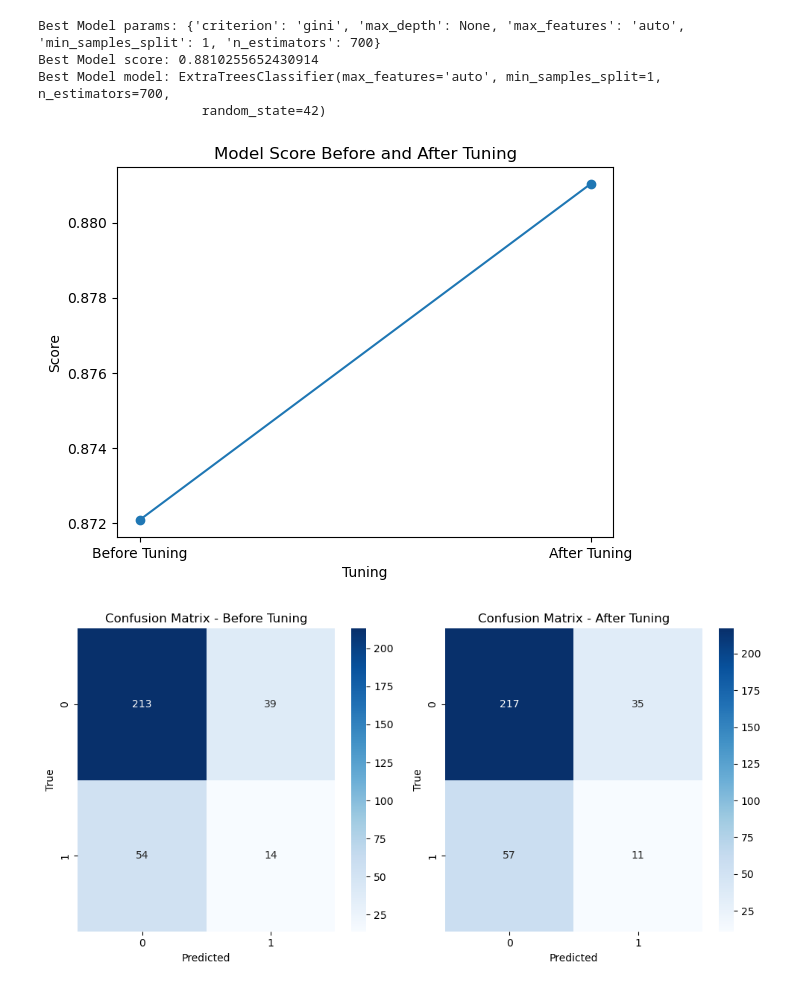
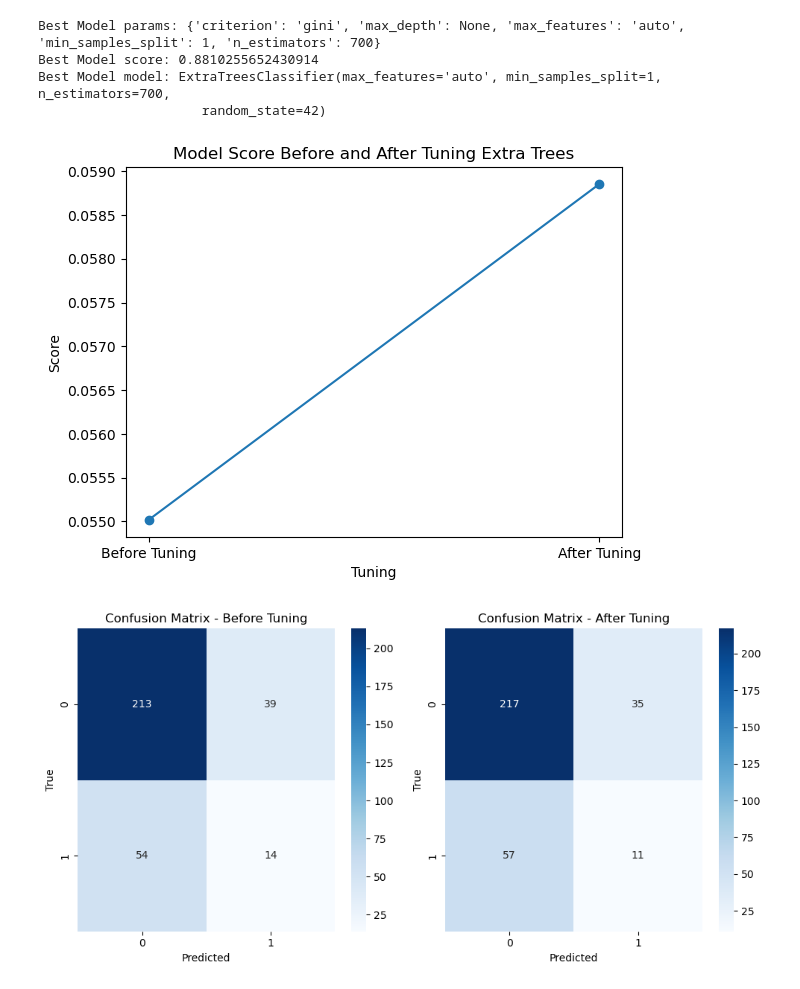
Before and after one commit to ahmakhoo/AIML-CA1, a Jupyter notebook: AIML/CA1/CA1 code - redo.ipynb, the cells around one changed output. Saved outputs shown, nothing was run; the diff lists cells and outputs as text; code cells hidden in the pictures.

```diff
--- a/AIML/CA1/CA1 code - redo.ipynb
+++ b/AIML/CA1/CA1 code - redo.ipynb
@@ -752,12 +889,12 @@ pivot_df
 # %%
 dummy = DummyClassifier(strategy="stratified")
-dummy.fit(X_resampled, y_resampled)
+dummy.fit(X_train, X_train)
 # y_pred = dummy_clf.predict(X_test)
-print(f"Accuracy Score :{dummy.score(X_resampled, y_resampled)}")
+# print(f"Accuracy Score :{dummy.score(X_train, y_train)}")
 scores = cross_validate(
     dummy,
-    X_resampled,
-    y_resampled,
+    X_train,
+    y_train,
     cv=5,
     scoring = scoring,
 )
@@ -936,7 +1072,7 @@ param_grid = {
 
 grid_search = GridSearchCV(model, param_grid, cv=5, scoring='recall')
 
-grid_search.fit(X_resampled, y_resampled)
+grid_search.fit(X_train, y_train)
 
 # Step 6: Access the best parameters and best score
 best_params = grid_search.best_params_
@@ -963,11 +1099,11 @@ Best Model model: RandomForestClassifier(min_samples_split=1, n_estimators=300)
 model1 = RandomForestClassifier(**best_params)
 model2 = RandomForestClassifier()
 
-model1.fit(X_resampled, y_resampled)
-model2.fit(X_resampled, y_resampled)
+model1.fit(X_train, y_train)
+model2.fit(X_train, y_train)
 
-scores_before_tuning = cross_val_score(model2, X_resampled, y_resampled, scoring='recall')
-scores_after_tuning = cross_val_score(model1, X_resampled, y_resampled, scoring='recall')
+scores_before_tuning = cross_val_score(model2, X_train, y_train, scoring='recall')
+scores_after_tuning = cross_val_score(model1, X_train, y_train, scoring='recall')
 
 labels = ['Before Tuning', 'After Tuning']
 scores = [scores_before_tuning.mean(), scores_after_tuning.mean()]
@@ -975,6 +1111,6 @@ scores = [scores_before_tuning.mean(), scores_after_tuning.mean()]
 plt.plot(labels, scores, marker='o')
 plt.xlabel('Tuning')
 plt.ylabel('Score')
-plt.title('Model Score Before and After Tuning')
+plt.title('Model Score Before and After Tuning random forest')
 plt.show()
 # %% [output]
@@ -1088,7 +1224,7 @@ grid_search = GridSearchCV(estimator=model, param_grid=param_grid, scoring='reca
 # grid_search = GridSearchCV(model, param_grid, cv=5)
 
 # Step 5: Fit the GridSearchCV object to your data
-grid_search.fit(X_resampled, y_resampled)
+grid_search.fit(X_train, y_train)
 
 # Step 6: Access the best parameters and best score
 best_params = grid_search.best_params_
@@ -1117,24 +1253,24 @@ Best Model model: ExtraTreesClassifier(max_features='auto', min_samples_split=1,
 # %%
 # model1 = ExtraTreesClassifier(max_features='auto', min_samples_split=2, n_estimators=500)
 model1 = ExtraTreesClassifier(**best_params, random_state=42)
 model2 = ExtraTreesClassifier(random_state=42)
 
-model1.fit(X_resampled, y_resampled)
-model2.fit(X_resampled, y_resampled)
+model1.fit(X_train, y_train)
+model2.fit(X_train, y_train)
 
-scores_before_tuning = cross_val_score(model2, X_resampled, y_resampled, scoring='recall')
-scores_after_tuning = cross_val_score(model1, X_resampled, y_resampled, scoring='recall')
+scores_before_tuning = cross_val_score(model2, X_train, y_train, scoring='recall')
+scores_after_tuning = cross_val_score(model1, X_train, y_train, scoring='recall')
 
 labels = ['Before Tuning', 'After Tuning']
 scores = [scores_before_tuning.mean(), scores_after_tuning.mean()]
 
 plt.plot(labels, scores, marker='o')
 plt.xlabel('Tuning')
 plt.ylabel('Score')
-plt.title('Model Score Before and After Tuning')
+plt.title('Model Score Before and After Tuning Extra Trees')
 plt.show()
 # %% [output]
-[figure, old version]
+[figure, new version]
 # %%
 
 # Predictions before tuning
```
Also changed, not shown: parts of 49 cells of this notebook, 2 other files.
